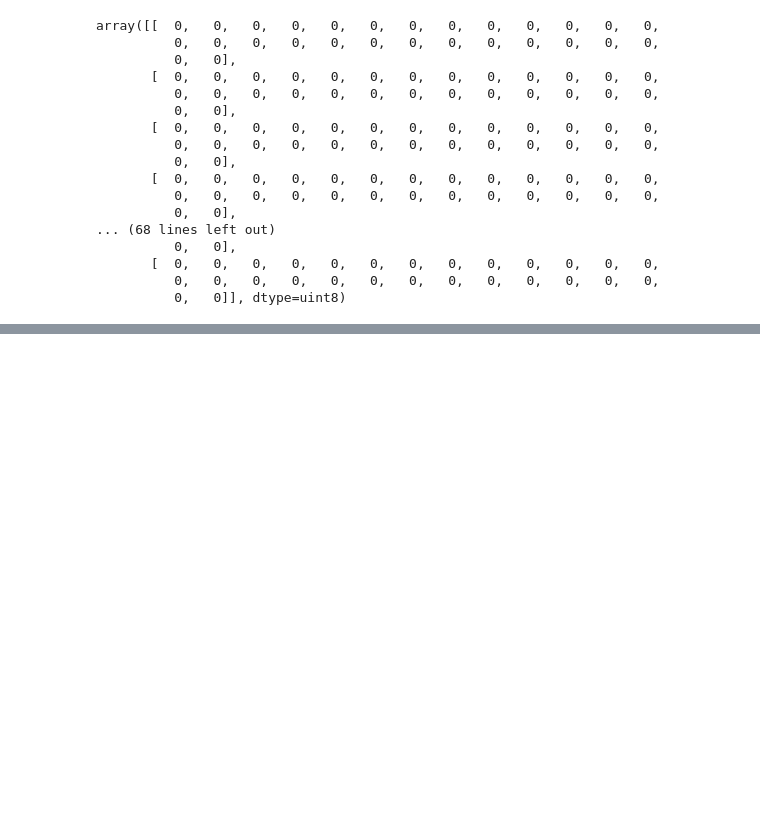
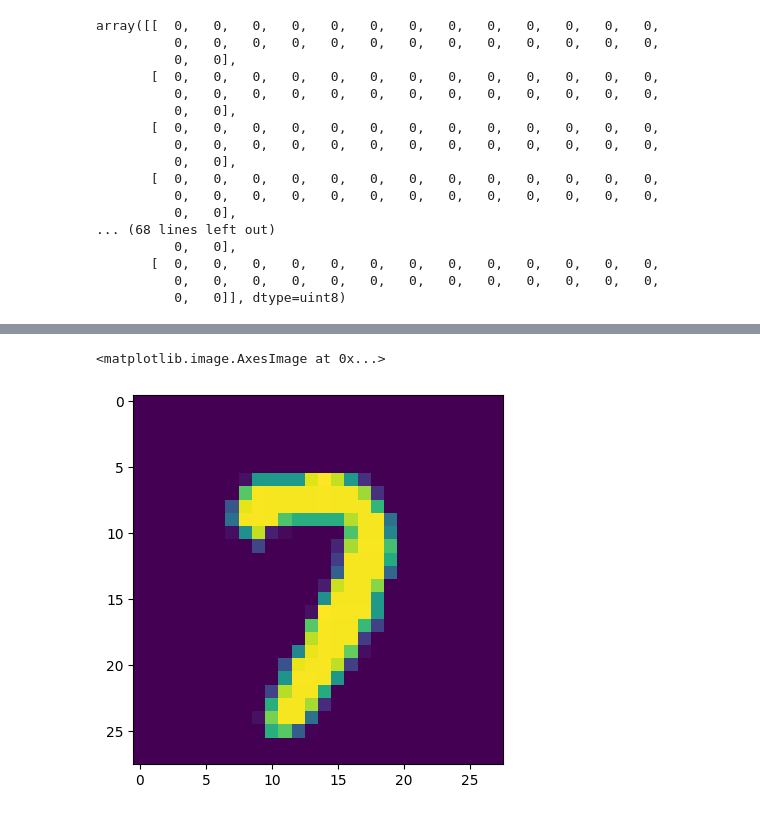
Before and after one commit to HimanshuHeda/NL_DL, a Jupyter notebook: multiclassification.ipynb, the cells around one changed output, grey strips where cells are left out. Cells and saved outputs as stored; diff of their text form; code cells hidden in the pictures; blank space fills up the shorter version.

```diff
--- a/multiclassification.ipynb
+++ b/multiclassification.ipynb
@@ -120,0 +149,2 @@ array([[  0,   0,   0,   0,   0,   0,   0,   0,   0,   0,   0,   0,   0,
+# %%
+x_train = x_train / 255.0
@@ -120,0 +171,5 @@ array([[  0,   0,   0,   0,   0,   0,   0,   0,   0,   0,   0,   0,   0,
+# %%
+plt.imshow(x_train[1300])
+# %% [output]
+<matplotlib.image.AxesImage at 0x...>
+[figure, added]
```
Also changed, not shown: parts of 13 cells of this notebook.
